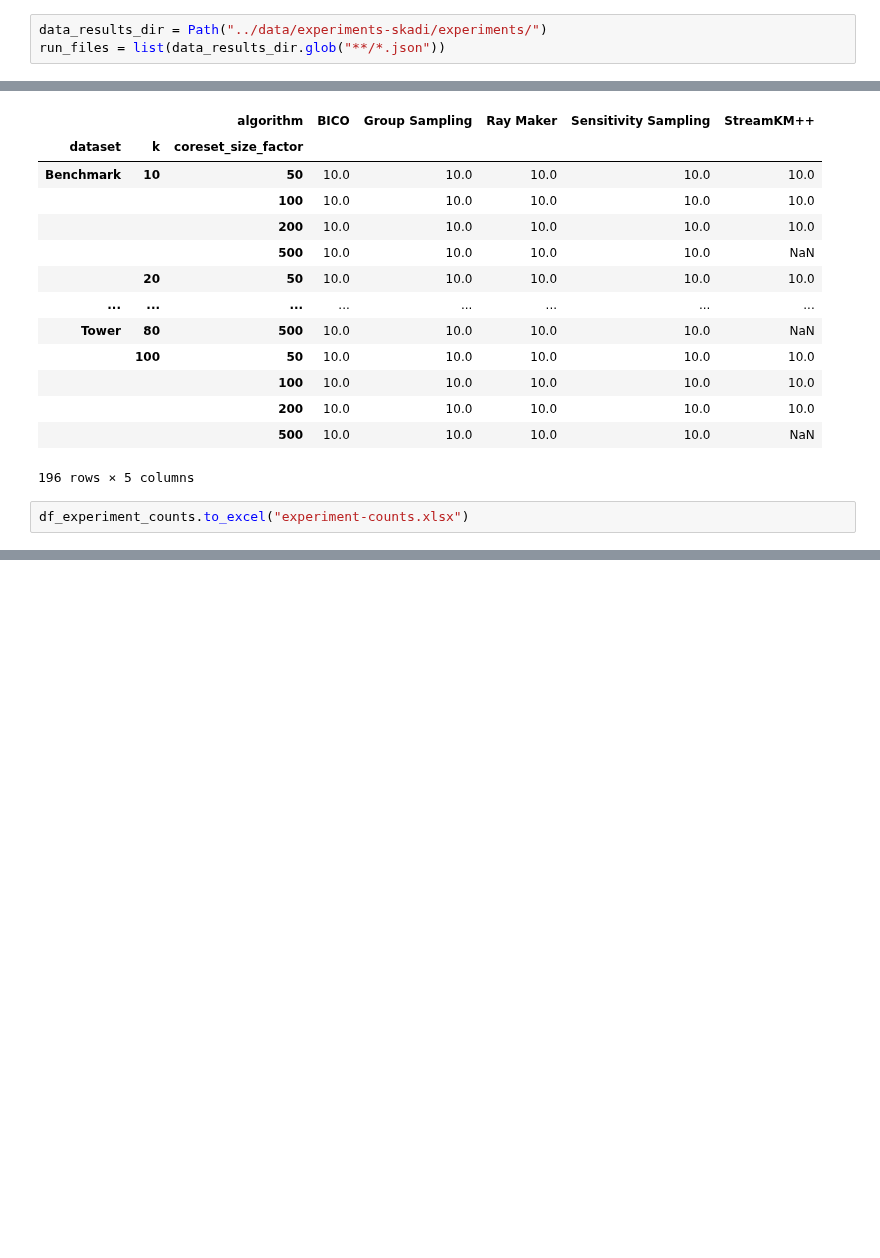
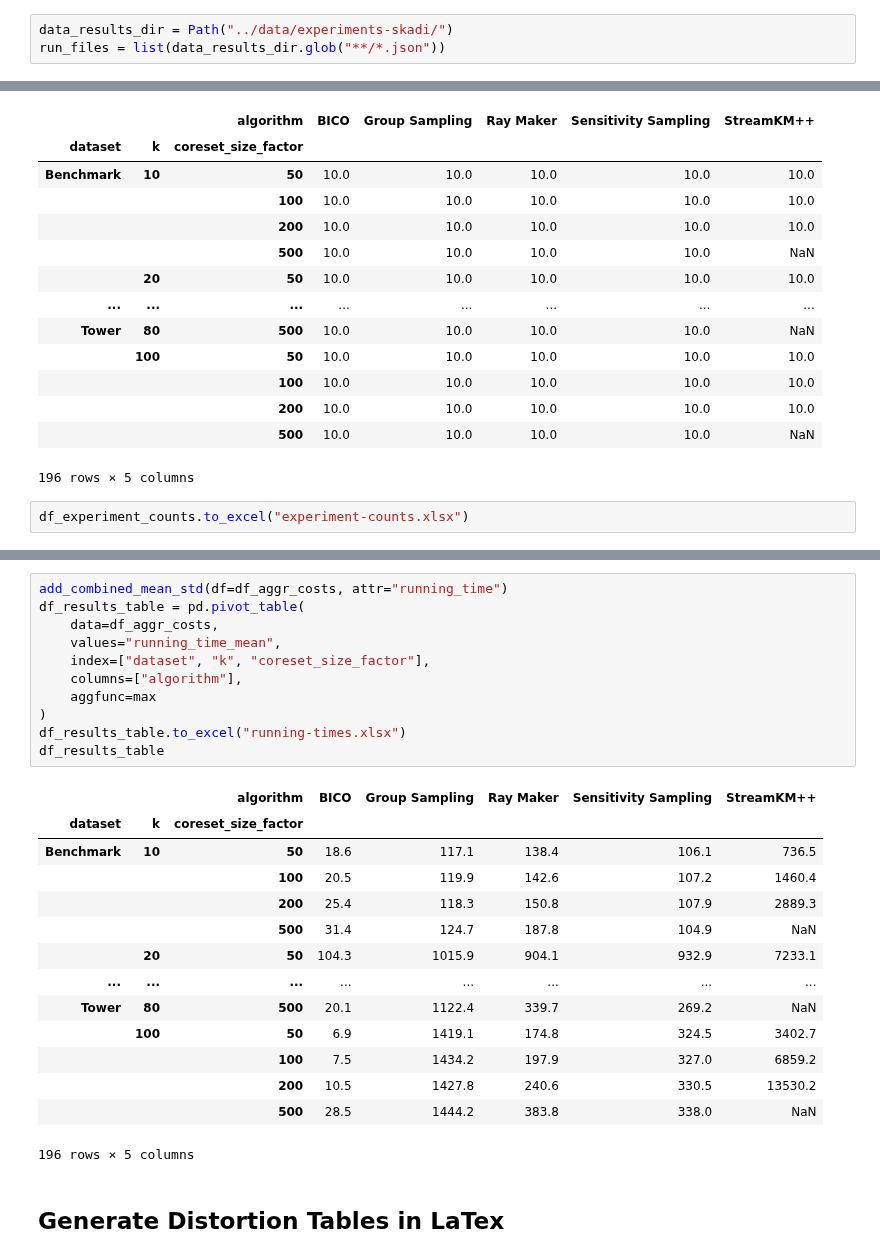
Before and after one commit to sheikhomar/coresets-bench, a Jupyter notebook: pynb/27-updated-results.ipynb, the cells around one changed output, grey strips where cells are left out. Drawn from its saved outputs; the diff is of its cells as text; blank space fills up the shorter version.

Commit message:
Update results notebook.

```diff
--- a/pynb/27-updated-results.ipynb
+++ b/pynb/27-updated-results.ipynb
@@ -193,7 +193,7 @@ def add_combined_mean_std(df: pd.DataFrame, attr: str):
         return f"{mean:0.2f} ({std:0.3f})"
     df[f"{attr}_mean_std"] = df.apply(lambda x: combiner(x), axis=1)
 # %%
-data_results_dir = Path("../data/experiments-skadi/experiments/")
+data_results_dir = Path("../data/experiments-skadi/")
 run_files = list(data_results_dir.glob("**/*.json"))
 # %%
 len(run_files)
@@ -394,0 +337,28 @@ df_results_table
+# %%
+add_combined_mean_std(df=df_aggr_costs, attr="running_time")
+df_results_table = pd.pivot_table(
+    data=df_aggr_costs,
+    values="running_time_mean",
+    index=["dataset", "k", "coreset_size_factor"],
+    columns=["algorithm"],
+    aggfunc=max
+)
+df_results_table.to_excel("running-times.xlsx")
+df_results_table
+# %% [output]
+|  |  | algorithm | BICO | Group Sampling | Ray Maker | Sensitivity Sampling | StreamKM++ |
+| dataset | k | coreset_size_factor |  |  |  |  |  |
+| Benchmark | 10 | 50 | 18.6 | 117.1 | 138.4 | 106.1 | 736.5 |
+|  |  | 100 | 20.5 | 119.9 | 142.6 | 107.2 | 1460.4 |
+|  |  | 200 | 25.4 | 118.3 | 150.8 | 107.9 | 2889.3 |
+|  |  | 500 | 31.4 | 124.7 | 187.8 | 104.9 | NaN |
+|  | 20 | 50 | 104.3 | 1015.9 | 904.1 | 932.9 | 7233.1 |
+| ... | ... | ... | ... | ... | ... | ... | ... |
+| Tower | 80 | 500 | 20.1 | 1122.4 | 339.7 | 269.2 | NaN |
+|  | 100 | 50 | 6.9 | 1419.1 | 174.8 | 324.5 | 3402.7 |
+|  |  | 100 | 7.5 | 1434.2 | 197.9 | 327.0 | 6859.2 |
+|  |  | 200 | 10.5 | 1427.8 | 240.6 | 330.5 | 13530.2 |
+|  |  | 500 | 28.5 | 1444.2 | 383.8 | 338.0 | NaN |
+196 rows × 5 columns
+# %% [markdown]
+## Generate Distortion Tables in LaTex
```
Also changed, not shown: parts of 14 cells of this notebook.
